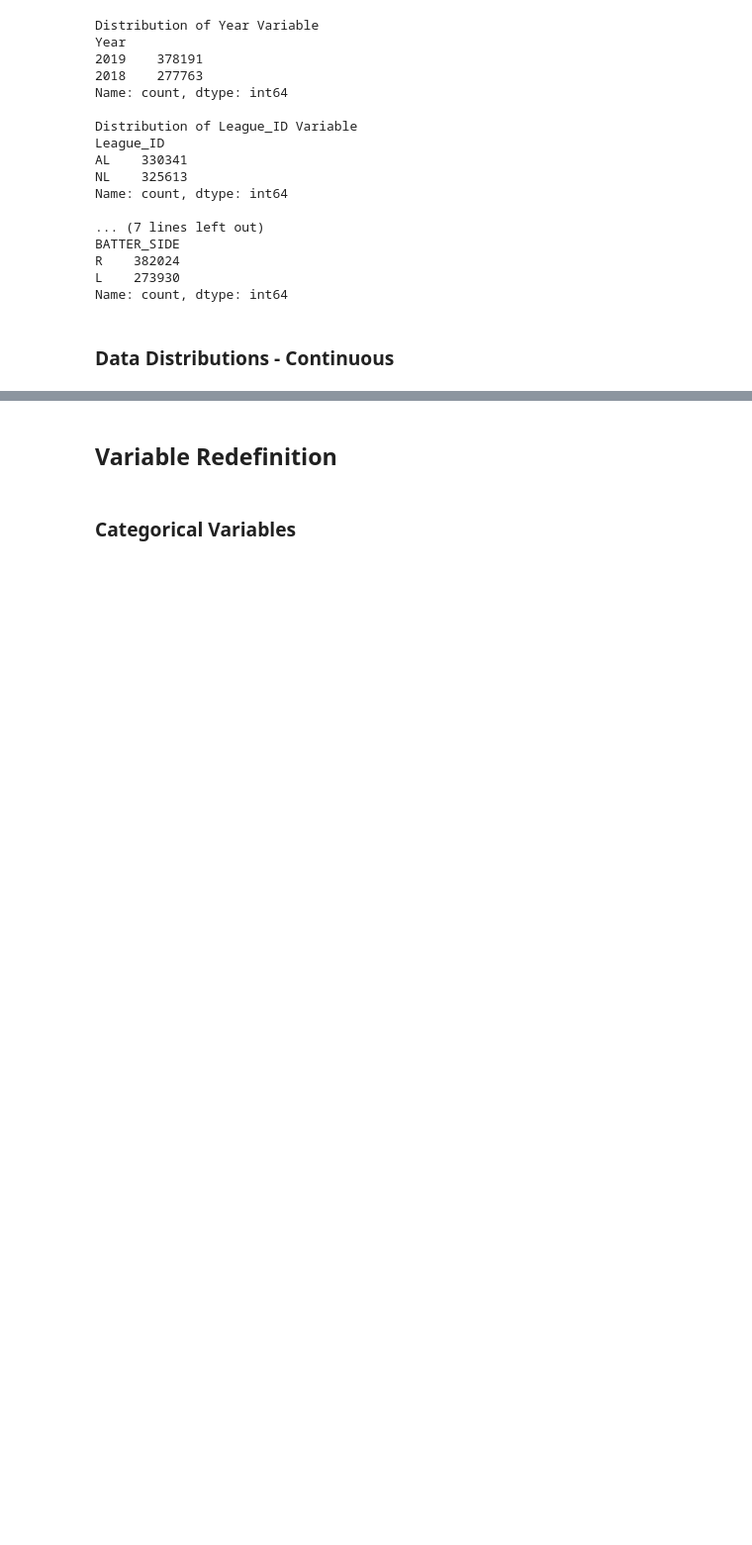
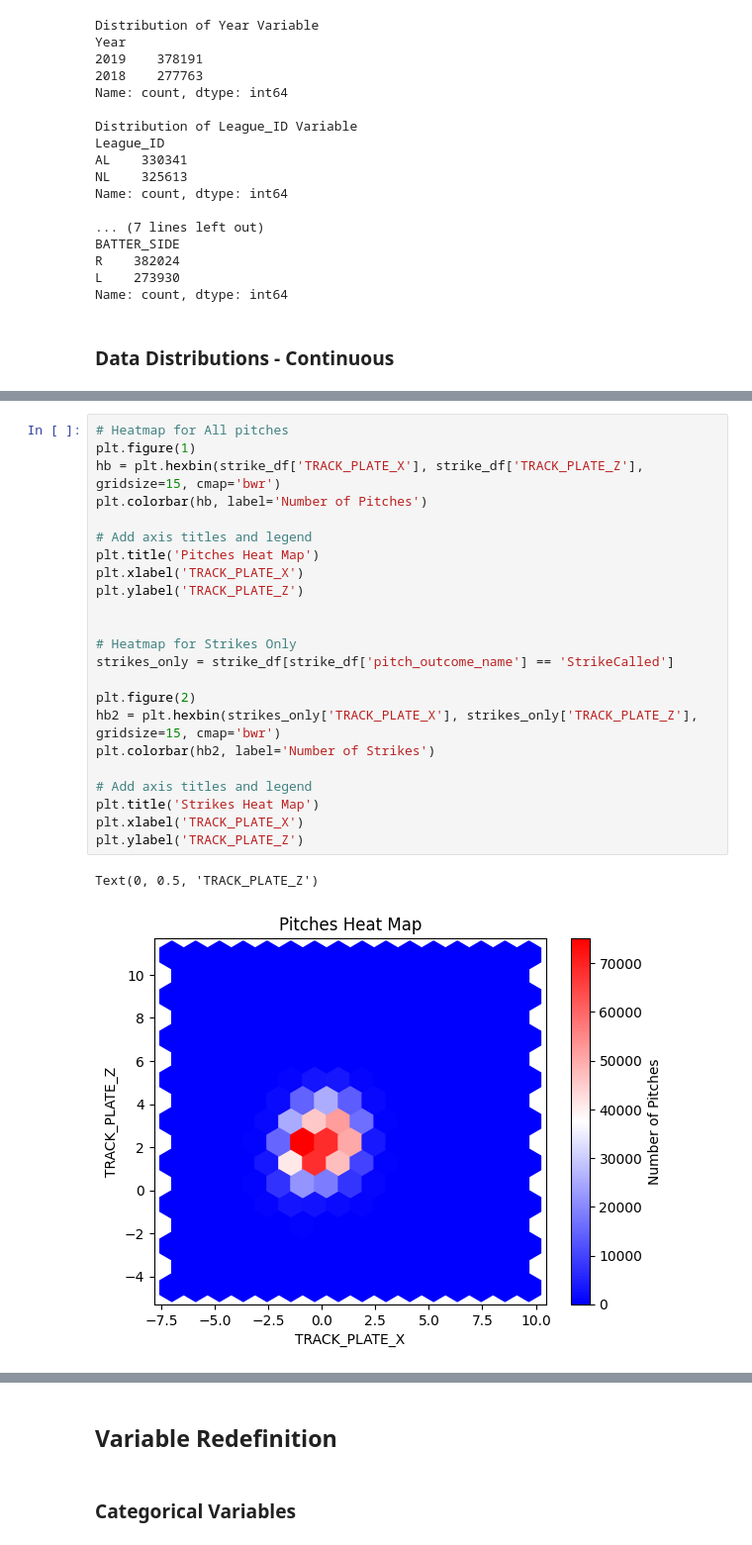
Before and after one commit to aks5bx/atl-braves, a Jupyter notebook: analysis.ipynb, the cells around one changed output, grey strips where cells are left out. Shown: that part at 99% size. Cells and saved outputs as stored; diff of their text form; blank space fills up the shorter version.

```diff
--- a/analysis.ipynb
+++ b/analysis.ipynb
@@ -170,0 +215,26 @@ KeyboardInterrupt:
+# %%
+# Heatmap for All pitches
+plt.figure(1)
+hb = plt.hexbin(strike_df['TRACK_PLATE_X'], strike_df['TRACK_PLATE_Z'], gridsize=15, cmap='bwr')
+plt.colorbar(hb, label='Number of Pitches')
+
+# Add axis titles and legend
+plt.title('Pitches Heat Map')
+plt.xlabel('TRACK_PLATE_X')
+plt.ylabel('TRACK_PLATE_Z')
+
+
+# Heatmap for Strikes Only
+strikes_only = strike_df[strike_df['pitch_outcome_name'] == 'StrikeCalled']
+
+plt.figure(2)
+hb2 = plt.hexbin(strikes_only['TRACK_PLATE_X'], strikes_only['TRACK_PLATE_Z'], gridsize=15, cmap='bwr')
+plt.colorbar(hb2, label='Number of Strikes')
+
+# Add axis titles and legend
+plt.title('Strikes Heat Map')
+plt.xlabel('TRACK_PLATE_X')
+plt.ylabel('TRACK_PLATE_Z')
+# %% [output]
+Text(0, 0.5, 'TRACK_PLATE_Z')
+[figure, added]
```
Also changed, not shown: parts of 25 cells of this notebook.
